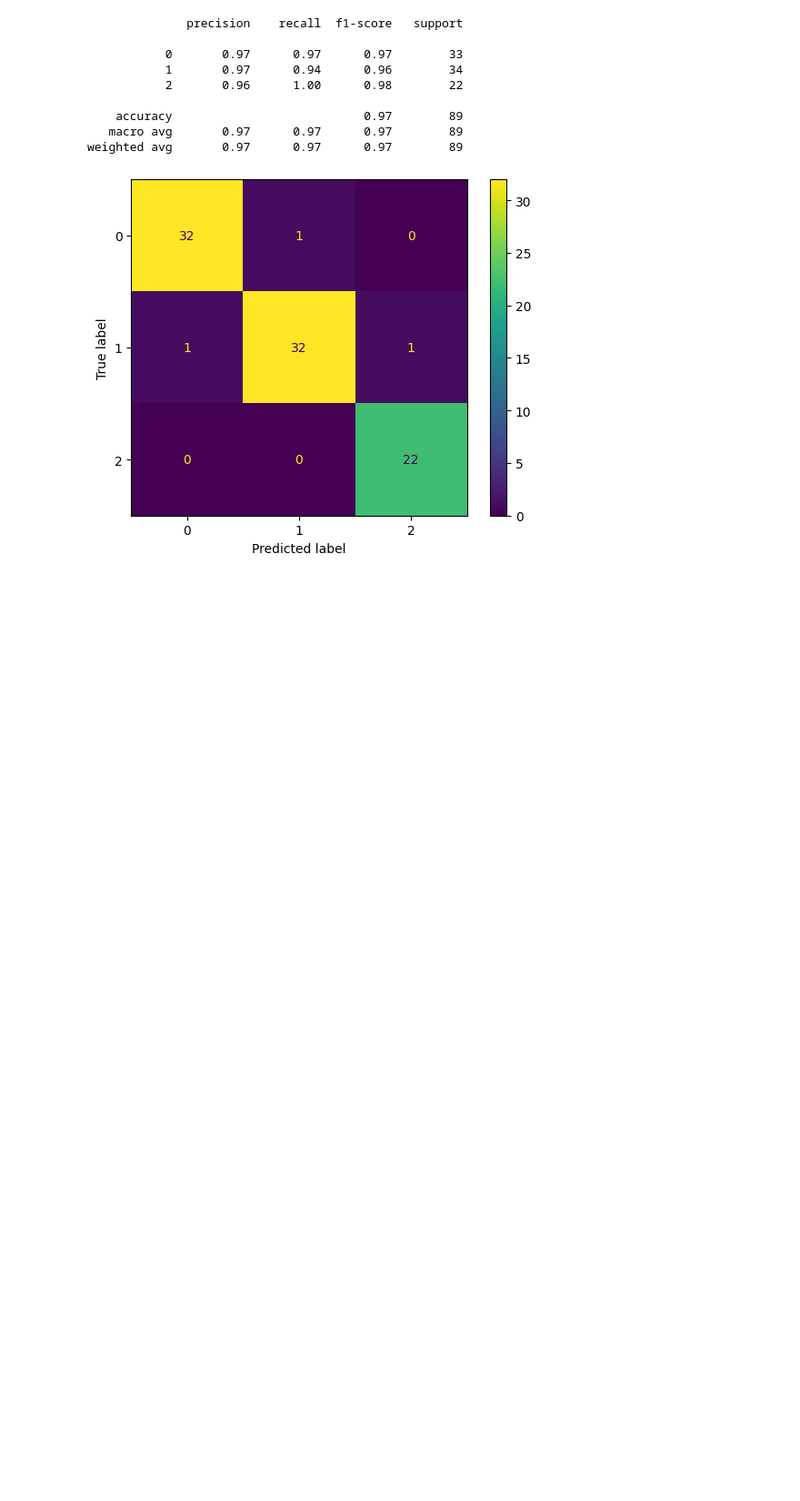
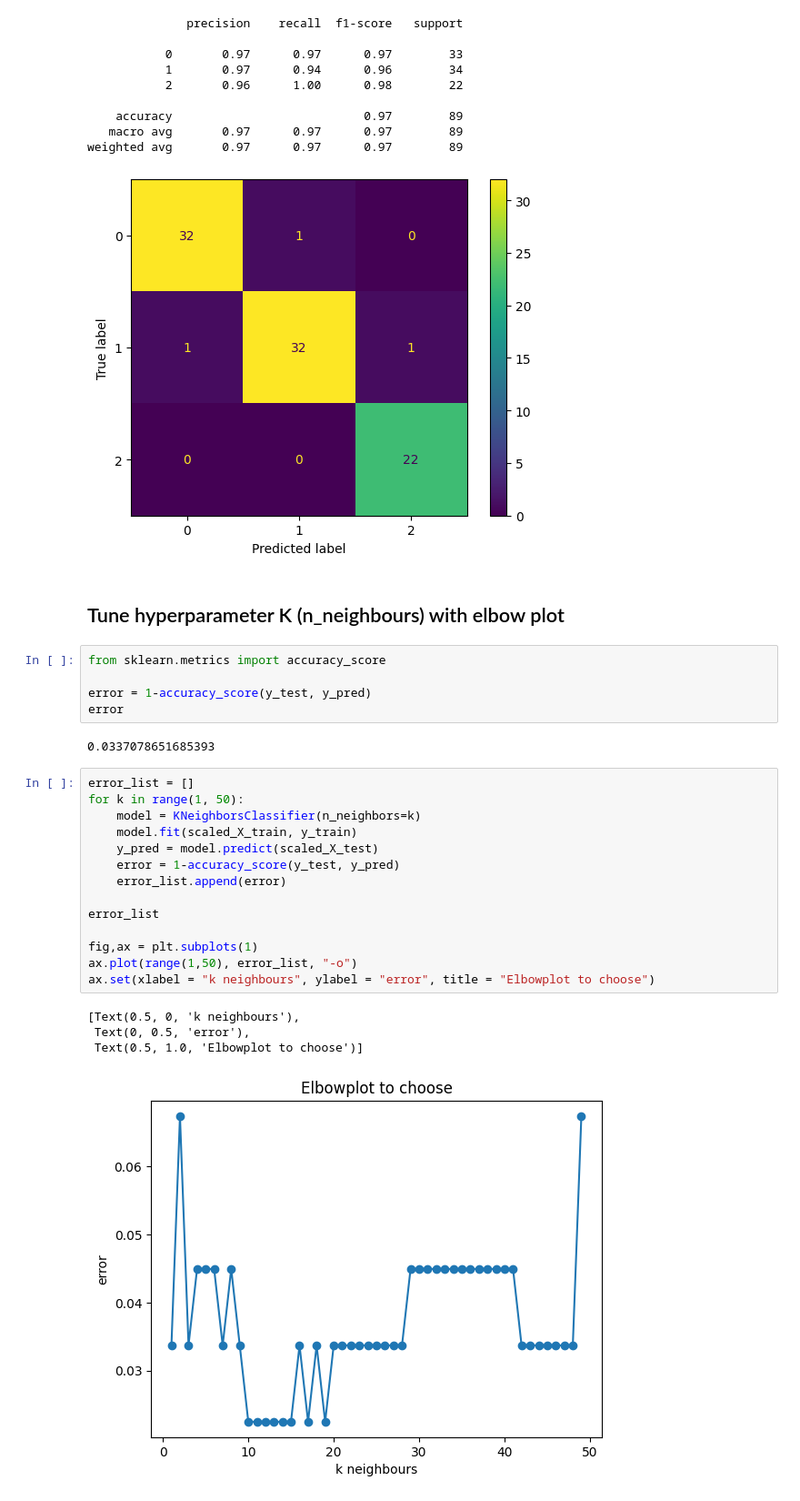
Before and after one commit to Vence85/ai_engineering_jonas_gustafsson, a Jupyter notebook: code-alongs/05_knn/knn.ipynb, the cells around one changed output. Shown: that part at 91% size. Cells and saved outputs as stored; diff of their text form; blank space fills up the shorter version.

Commit message:
Elbow plots

```diff
--- a/code-alongs/05_knn/knn.ipynb
+++ b/code-alongs/05_knn/knn.ipynb
@@ -220,3 +220,31 @@ ConfusionMatrixDisplay(cm).plot();
    macro avg       0.97      0.97      0.97        89
 weighted avg       0.97      0.97      0.97        89
 [figure]
+# %% [markdown]
+## Tune hyperparameter K (n_neighbours) with elbow plot
+# %%
+from sklearn.metrics import accuracy_score
+
+error = 1-accuracy_score(y_test, y_pred)
+error
+# %% [output]
+0.0337078651685393
+# %%
+error_list = []
+for k in range(1, 50):
+    model = KNeighborsClassifier(n_neighbors=k)
+    model.fit(scaled_X_train, y_train)
+    y_pred = model.predict(scaled_X_test)
+    error = 1-accuracy_score(y_test, y_pred)
+    error_list.append(error)
+
+error_list
+
+fig,ax = plt.subplots(1)
+ax.plot(range(1,50), error_list, "-o")
+ax.set(xlabel = "k neighbours", ylabel = "error", title = "Elbowplot to choose")
+# %% [output]
+[Text(0.5, 0, 'k neighbours'),
+ Text(0, 0.5, 'error'),
+ Text(0.5, 1.0, 'Elbowplot to choose')]
+[figure, added]
```
Also changed, not shown: parts of 2 cells of this notebook.
